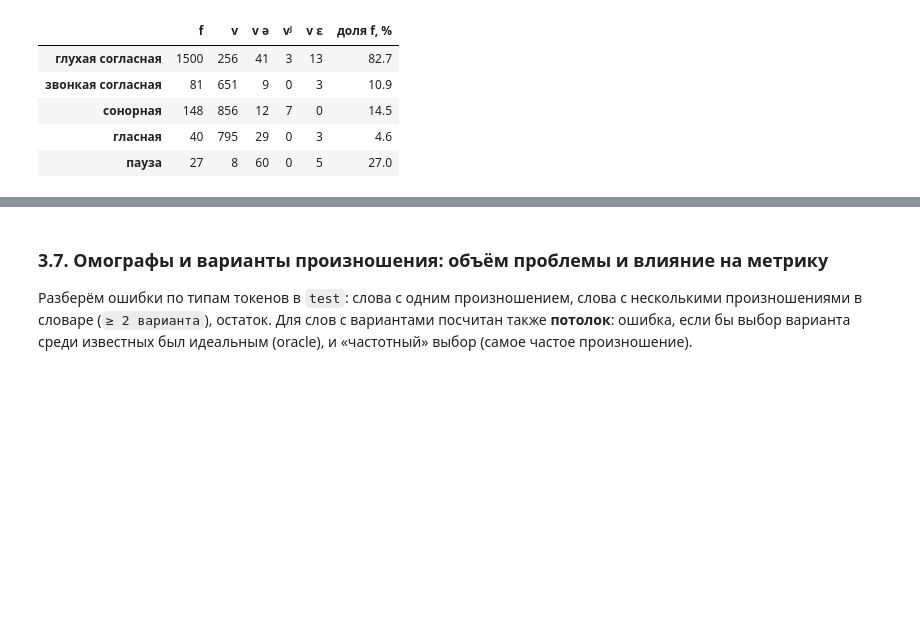
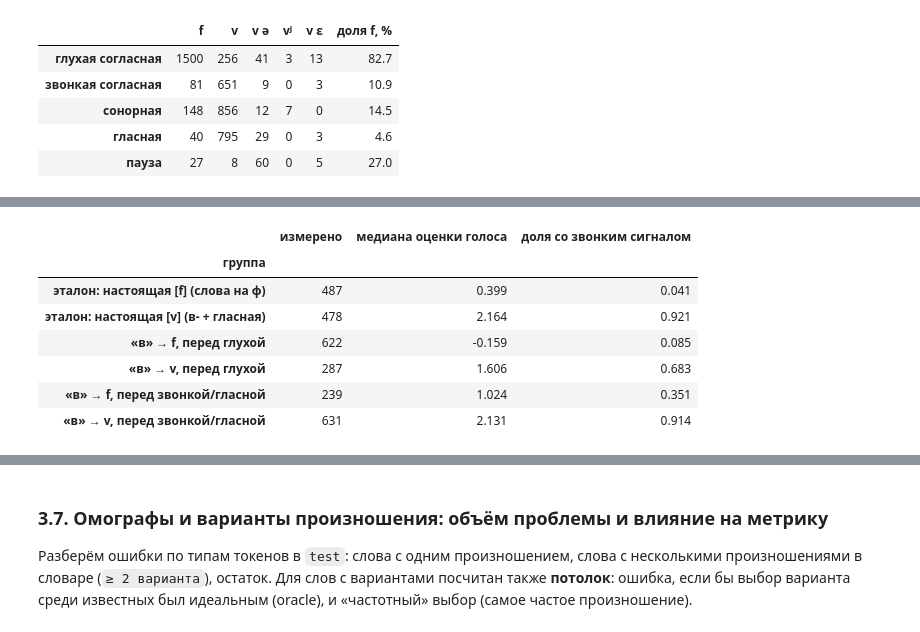
Before and after one commit to Rendei/tts_labs_itmo, a Jupyter notebook: labs/lab3_g2p/report.ipynb, the cells around one changed output, grey strips where cells are left out. Drawn from its saved outputs; the diff is of its cells as text; code cells hidden in the pictures; blank space fills up the shorter version.

```diff
--- a/labs/lab3_g2p/report.ipynb
+++ b/labs/lab3_g2p/report.ipynb
@@ -1079,0 +1117,82 @@ ct.loc[["глухая согласная", "звонкая согласная",
+# %%
+# «в» перед глухой согласной: что делал диктор? Проверка по сигналу.
+from praatio import textgrid
+from scipy import signal
+from scipy.io import wavfile
+
+VOICELESS_P = set("p pʲ t̪ tʲ k c f fʲ s̪ sʲ ʂ ɕ x ç t̪s̪ tɕ".split())
+
+def voicing_features(x, sr):
+    """Voicing evidence of a short segment: log energy ratio of the voice-bar band (60-400 Hz) to the frication band (2.5-9 kHz)."""
+    x = x.astype(np.float64)
+    x -= x.mean()
+    if len(x) < int(0.03 * sr):
+        return None
+    band = lambda lo, hi: signal.sosfiltfilt(signal.butter(4, [lo, hi], btype="band", fs=sr, output="sos"), x)
+    return float(np.log10((np.mean(band(60, 400) ** 2) + 1e-12) / (np.mean(band(2500, 9000) ** 2) + 1e-12)))
+
+_cache = {}
+def segment(uid, token_id, first_phone_only=False):
+    if uid not in _cache:
+        if len(_cache) > 40:
+            _cache.clear()
+        tg = textgrid.openTextgrid(f"{PL.ALIGN_DIR}{uid}.TextGrid", True)
+        sr, wav = wavfile.read(f"../../data/RUSLAN/RUSLAN/{uid}.wav")
+        _cache[uid] = (tg.tiers, sr, wav if wav.ndim == 1 else wav[:, 0])
+    tiers, sr, wav = _cache[uid]
+    e = tiers[0].entries[token_id]
+    start, end = e.start, e.end
+    if first_phone_only:
+        p = next(x for x in tiers[1].entries if e.start <= (x.start + x.end) / 2 < e.end)
+        start, end = p.start, p.end
+    if end - start < 0.04:
+        return None
+    return voicing_features(wav[int(start * sr):int(end * sr)], sr)
+
+# все «в» перед словом: метка диктовки и контекст
+rows = []
+for uid, s in sil_all.groupby("id", sort=False):
+    s = s.sort_values("token_id")
+    toks, phs, tids = list(s.token), list(s.phones), list(s.token_id)
+    for i, t in enumerate(toks[:-1]):
+        if t == "в" and toks[i + 1] != SIL:
+            nxt = phs[i + 1].split()[0]
+            ctx = "перед глухой согласной" if nxt in VOICELESS_P else "перед звонкой/гласной"
+            rows.append((uid, tids[i], phs[i], ctx, nxt, i > 0 and toks[i - 1] == SIL))
+vs = pd.DataFrame(rows, columns=["id", "token_id", "label", "context", "next_phone", "after_pause"])
+print(vs.groupby(["context", "label"]).size().unstack(fill_value=0).to_string())
+
+# эталоны для калибровки: настоящая глухая [f] (слова на «ф») и настоящая звонкая [v] («в» + гласная в начале слова)
+cal_f = sil_all[sil_all.token.str.startswith("ф") & sil_all.phones.str.match(r"^fʲ? ")].sample(500, random_state=0)
+cal_v = sil_all[sil_all.token.str.match("^в[аеёиоуыэюя]") & sil_all.phones.str.match(r"^vʲ? ")].sample(500, random_state=0)
+def measure(df, first_phone_only):
+    vals = []
+    for r in df.itertuples():
+        f = segment(r.id, int(r.token_id), first_phone_only)
+        if f is not None:
+            vals.append(f)
+    return np.array(vals)
+base_f, base_v = measure(cal_f, True), measure(cal_v, True)
+thr = max(np.linspace(-3, 5, 161), key=lambda t: (np.mean(base_f < t) + np.mean(base_v >= t)) / 2)
+print(f"\nкалибровка: порог {thr:.2f}; глухие [f] ниже порога {np.mean(base_f < thr):.1%} ({len(base_f)}), звонкие [v] выше порога {np.mean(base_v >= thr):.1%} ({len(base_v)})")
+
+groups = {
+    "«в» → f, перед глухой": vs[(vs.context == "перед глухой согласной") & (vs.label == "f")].sample(700, random_state=0),
+    "«в» → v, перед глухой": vs[(vs.context == "перед глухой согласной") & (vs.label == "v")],
+    "«в» → f, перед звонкой/гласной": vs[(vs.context == "перед звонкой/гласной") & (vs.label == "f")],
+    "«в» → v, перед звонкой/гласной": vs[(vs.context == "перед звонкой/гласной") & (vs.label == "v")].sample(700, random_state=0),
+}
+rows = [("эталон: настоящая [f] (слова на ф)", len(base_f), np.median(base_f), np.mean(base_f >= thr)),
+        ("эталон: настоящая [v] (в- + гласная)", len(base_v), np.median(base_v), np.mean(base_v >= thr))]
+for name, d in groups.items():
+    vals = measure(d, False)
+    rows.append((name, len(vals), np.median(vals), np.mean(vals >= thr)))
+table = pd.DataFrame(rows, columns=["группа", "измерено", "медиана оценки голоса", "доля со звонким сигналом"]).set_index("группа")
+
+# зависит ли метка v перед глухой согласной от контекста
+vl = vs[vs.context == "перед глухой согласной"].assign(v=lambda d: d.label.isin(["v", "vʲ"]))
+by_next = vl.groupby("next_phone").v.agg(["mean", "size"]).query("size >= 80").sort_values("size", ascending=False)
+print("доля метки v перед разными глухими согласными (≥ 80 случаев):", {k: f"{r['mean']:.0%}" for k, r in by_next.iterrows()})
+print("после паузы / без паузы:", {("после паузы" if k else "без паузы"): f"{r['mean']:.0%} (n={int(r['size'])})" for k, r in vl.groupby("after_pause").v.agg(["mean", "size"]).iterrows()})
+table.round(3)
+# %% [output]
@@ -1079,0 +1207,8 @@ ct.loc[["глухая согласная", "звонкая согласная",
+|  | измерено | медиана оценки голоса | доля со звонким сигналом |
+| группа |  |  |  |
+| эталон: настоящая [f] (слова на ф) | 487 | 0.399 | 0.041 |
+| эталон: настоящая [v] (в- + гласная) | 478 | 2.164 | 0.921 |
+| «в» → f, перед глухой | 622 | -0.159 | 0.085 |
+| «в» → v, перед глухой | 287 | 1.606 | 0.683 |
+| «в» → f, перед звонкой/гласной | 239 | 1.024 | 0.351 |
+| «в» → v, перед звонкой/гласной | 631 | 2.131 | 0.914 |
```
Also changed, not shown: parts of 16 cells of this notebook, 3 other files.
